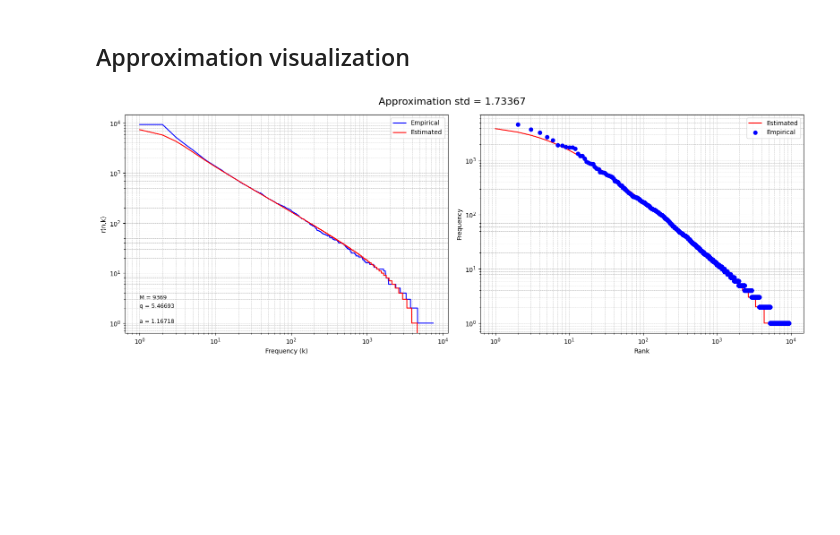
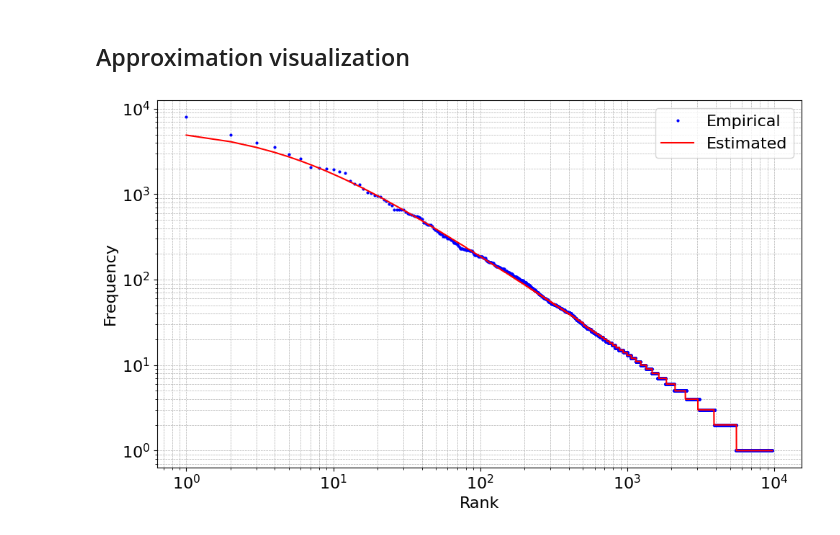
Before and after one commit to VitalinaNikitina/Word-Frequency-Approximation, a Jupyter notebook: example_tale_of_two_cities.ipynb, the cells around one changed output. Saved outputs shown, nothing was run; the diff lists cells and outputs as text; code cells hidden in the pictures; blank space fills up the shorter version.

```diff
--- a/example_tale_of_two_cities.ipynb
+++ b/example_tale_of_two_cities.ipynb
@@ -11,7 +14,7 @@ from Text import Text
 # %% [markdown]
 The `Text` class san be initialized providing a path to text file
 # %%
-address = r'C:\path\twoCities.txt'
+address = r'dickens_1859_a_tale_of_two_cities.txt'
 text_analysis = Text(address)
 # %% [markdown]
 ### Class fields:
@@ -185,6 +197,6 @@ def get_plot(text_object: Text, title: str = None):
     plt.tight_layout()
     plt.show()
-# %%
-get_plot(text_analysis)
-# %% [output]
-[figure, removed]
+# %%
+make_plot(text_analysis, text_analysis.r_nk_prediction_full)
+# %% [output]
+[figure, added]
```
Also changed, not shown: parts of 10 cells of this notebook, 2 other files.
